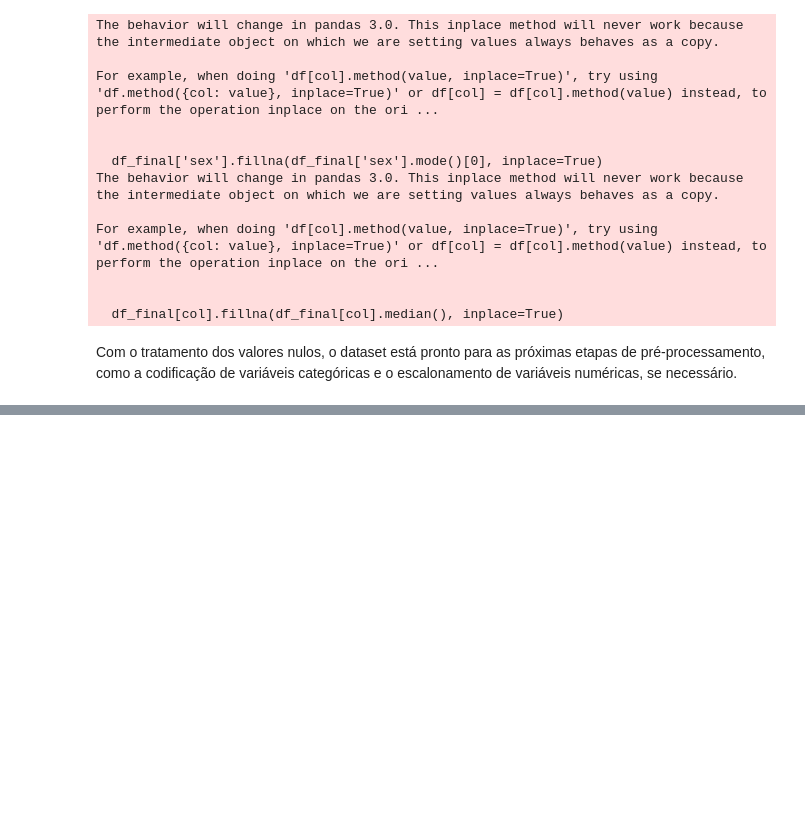
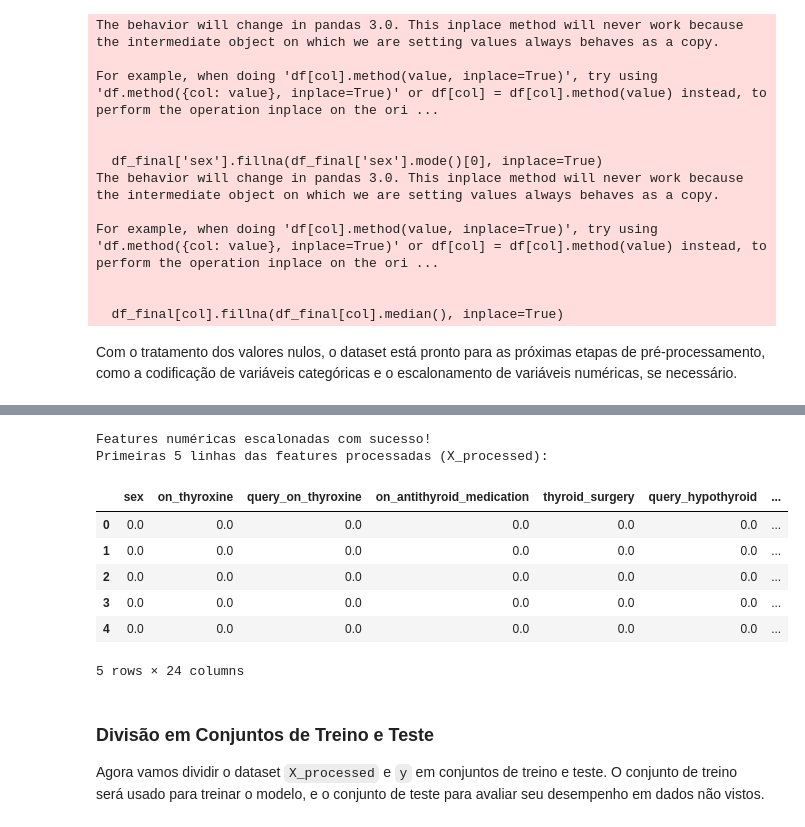
Before and after one commit to mvaraujo1977/TechCahllenge_Tireoide, a Jupyter notebook: model_tireoide.ipynb, the cells around one changed output, grey strips where cells are left out. Saved outputs shown, nothing was run; the diff lists cells and outputs as text; code cells hidden in the pictures; blank space fills up the shorter version.

```diff
--- a/model_tireoide.ipynb
+++ b/model_tireoide.ipynb
@@ -277,0 +435,54 @@ Com o tratamento dos valores nulos, o dataset está pronto para as próximas eta
+# %%
+from sklearn.preprocessing import StandardScaler
+import pandas as pd
+
+# Identificar colunas numéricas para escalonamento
+numeric_cols = X.select_dtypes(include=['float64', 'int64']).columns.tolist()
+
+# Excluir colunas binárias que já foram codificadas e não precisam ser escalonadas
+# (e.g., sex, on_thyroxine, TSH_measured, etc.)
+# Podemos considerar que as colunas 'age', 'TSH', 'T3', 'TT4', 'T4U', 'FTI' são as que realmente precisam de escalonamento
+
+# Filtrar apenas as colunas que identificamos como numéricas contínuas para escalonar
+# Estas são as colunas que normalmente se beneficiam mais do escalonamento
+columns_to_scale = ['age', 'TSH', 'T3', 'TT4', 'T4U', 'FTI']
+
+# Garantir que as colunas existem no DataFrame X
+columns_to_scale = [col for col in columns_to_scale if col in X.columns]
+
+# Inicializar o StandardScaler
+scaler = StandardScaler()
+
+# Aplicar o escalonamento apenas às colunas numéricas contínuas
+X_scaled_numeric = scaler.fit_transform(X[columns_to_scale])
+
+# Criar um DataFrame com as colunas escalonadas
+X_scaled_df = pd.DataFrame(X_scaled_numeric, columns=columns_to_scale, index=X.index)
+
+# Combinar as colunas escalonadas com as colunas não escalonadas (binárias/categóricas)
+# Primeiro, remover as colunas numéricas originais de X
+X_other_cols = X.drop(columns=columns_to_scale)
+
+# Em seguida, concatenar com as colunas escalonadas
+X_processed = pd.concat([X_other_cols, X_scaled_df], axis=1)
+
+# GARANTIR QUE NENHUM NaN PERMANEÇA EM X_PROCESSED
+X_processed = X_processed.fillna(0)
+
+print("Features numéricas escalonadas com sucesso!")
+print("Primeiras 5 linhas das features processadas (X_processed):")
+display(X_processed.head())
+# %% [output]
+Features numéricas escalonadas com sucesso!
+Primeiras 5 linhas das features processadas (X_processed):
+|  | sex | on_thyroxine | query_on_thyroxine | on_antithyroid_medication | thyroid_surgery | query_hypothyroid | ... |
+| 0 | 0.0 | 0.0 | 0.0 | 0.0 | 0.0 | 0.0 | ... |
+| 1 | 0.0 | 0.0 | 0.0 | 0.0 | 0.0 | 0.0 | ... |
+| 2 | 0.0 | 0.0 | 0.0 | 0.0 | 0.0 | 0.0 | ... |
+| 3 | 0.0 | 0.0 | 0.0 | 0.0 | 0.0 | 0.0 | ... |
+| 4 | 0.0 | 0.0 | 0.0 | 0.0 | 0.0 | 0.0 | ... |
+5 rows × 24 columns
+# %% [markdown]
+### Divisão em Conjuntos de Treino e Teste
+
+Agora vamos dividir o dataset `X_processed` e `y` em conjuntos de treino e teste. O conjunto de treino será usado para treinar o modelo, e o conjunto de teste para avaliar seu desempenho em dados não vistos.
```
Also changed, not shown: parts of 15 cells of this notebook.
